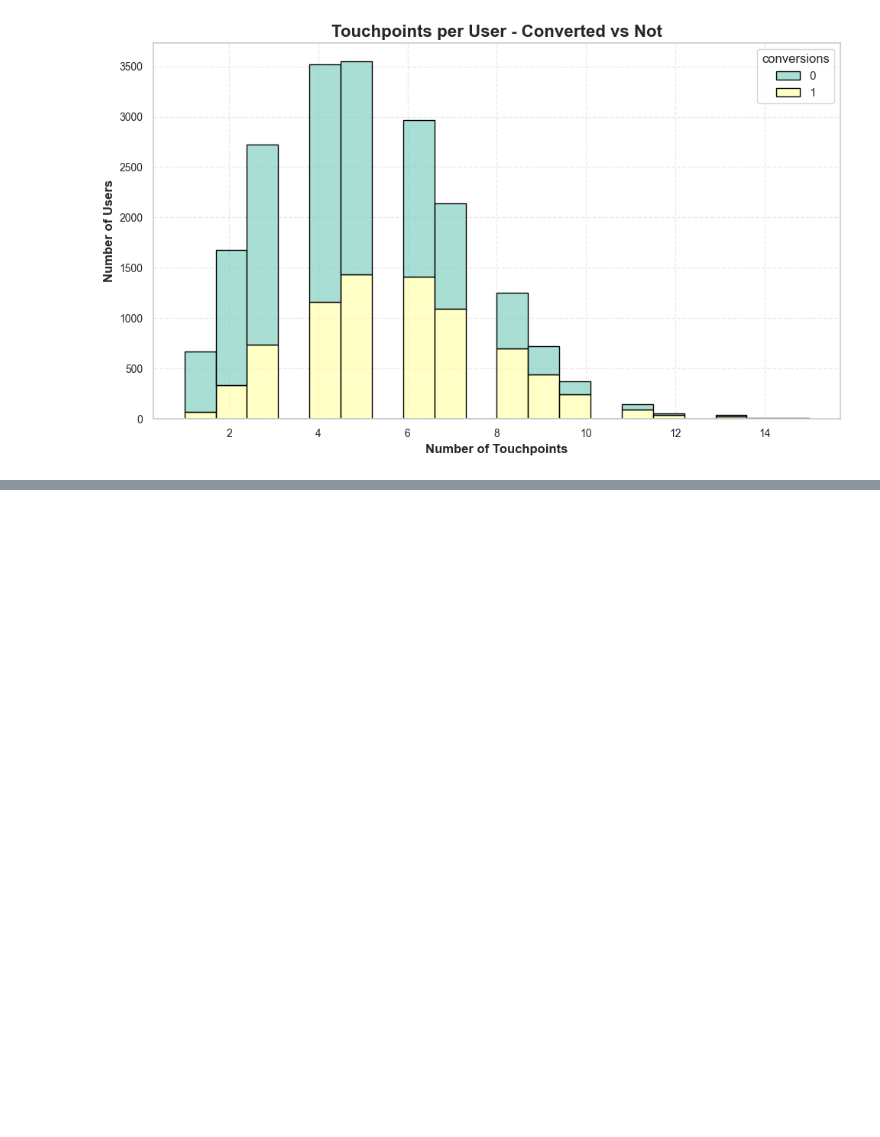
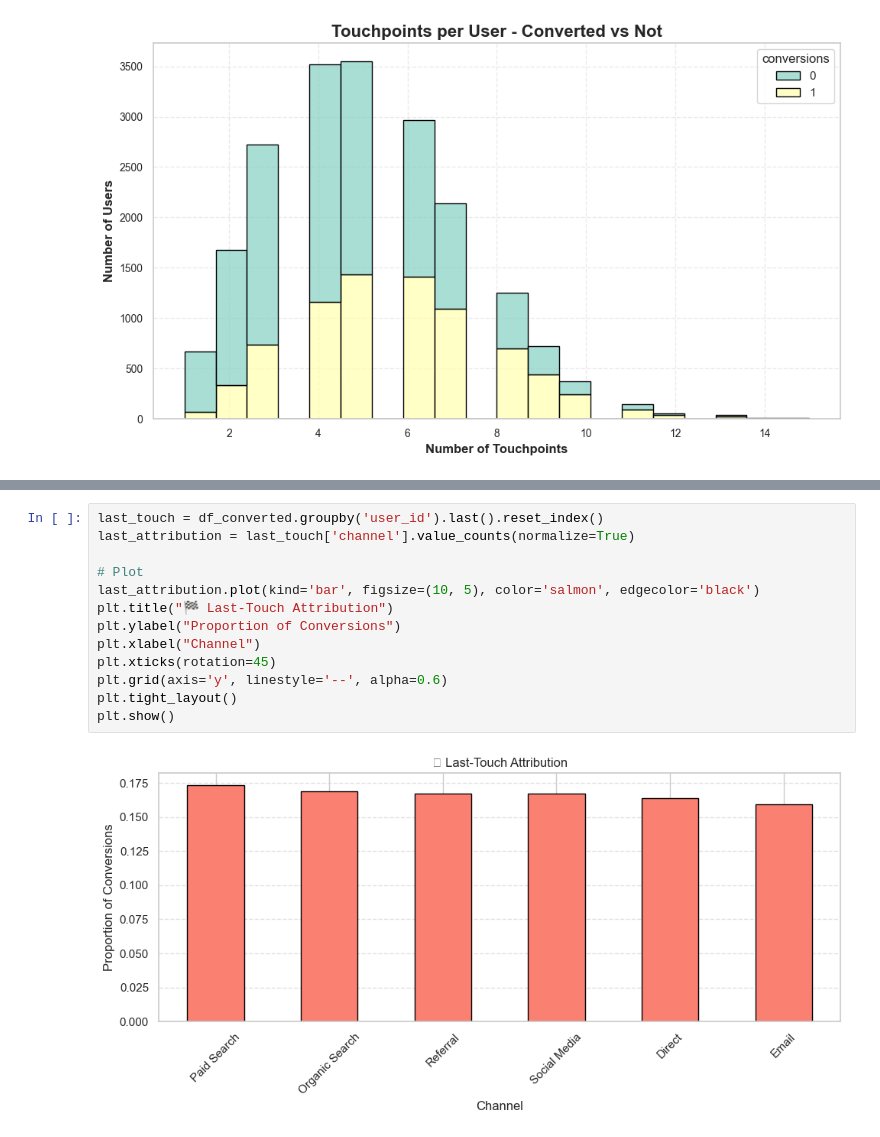
Before and after one commit to Luqmaan2000/marketing-analytics-performance-analyst, a Jupyter notebook: funnel_analysis.ipynb, the cells around one changed output, grey strips where cells are left out. Drawn from its saved outputs; the diff is of its cells as text; blank space fills up the shorter version.

```diff
--- a/funnel_analysis.ipynb
+++ b/funnel_analysis.ipynb
@@ -62,0 +149,15 @@ plt.show()
+# %%
+last_touch = df_converted.groupby('user_id').last().reset_index()
+last_attribution = last_touch['channel'].value_counts(normalize=True)
+
+# Plot
+last_attribution.plot(kind='bar', figsize=(10, 5), color='salmon', edgecolor='black')
+plt.title("🏁 Last-Touch Attribution")
+plt.ylabel("Proportion of Conversions")
+plt.xlabel("Channel")
+plt.xticks(rotation=45)
+plt.grid(axis='y', linestyle='--', alpha=0.6)
+plt.tight_layout()
+plt.show()
+# %% [output]
+[figure, added]
```
Also changed, not shown: parts of 8 cells of this notebook.
